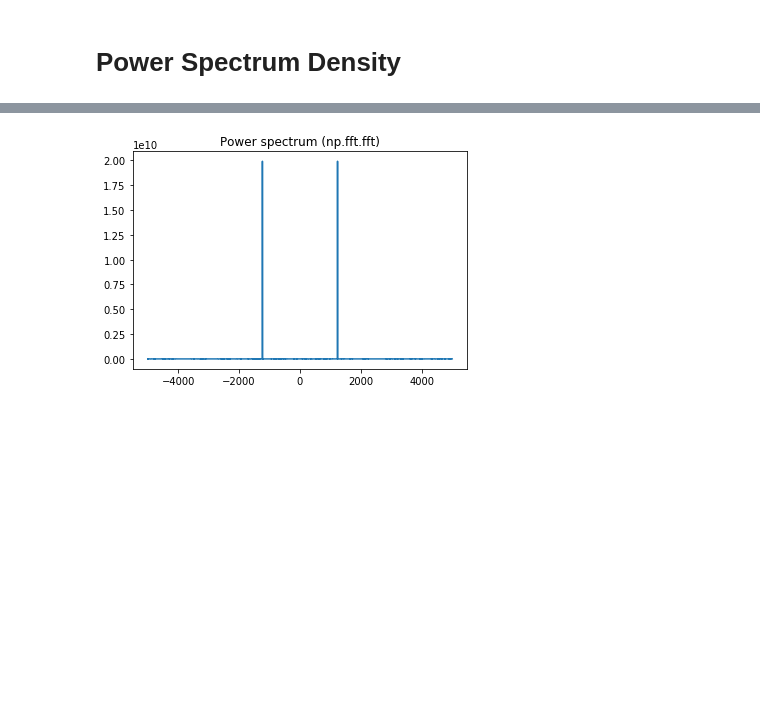
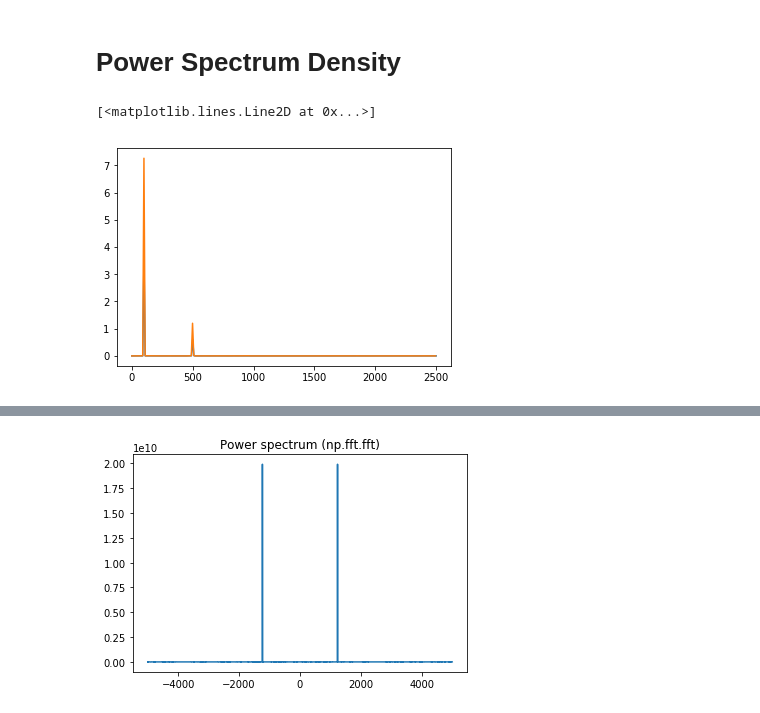
Before and after one commit to carlosuxyz/test, a Jupyter notebook: python/test psd.ipynb, the cells around one changed output, grey strips where cells are left out. Saved outputs shown, nothing was run; the diff lists cells and outputs as text; code cells hidden in the pictures; blank space fills up the shorter version.

```diff
--- a/python/test psd.ipynb
+++ b/python/test psd.ipynb
@@ -26,2 +27,15 @@ plt.plot(xn)
 # %% [markdown]
 # Power Spectrum Density
+# %%
+tf_xn = np.fft.fft(xn,nfft)
+
+# calculate by definition
+Pxx0 = abs(tf_xn)**2/(nfft*fs)
+
+f, Pxx_p = signal.periodogram(xn, fs)
+
+plt.plot(fn[0:round((len(xn)+1)/2)],Pxx0[0:round((len(xn)+1)/2)])
+plt.plot(f,Pxx_p)
+# %% [output]
+[<matplotlib.lines.Line2D at 0x...>]
+[figure, added]
```
Also changed, not shown: parts of 2 cells of this notebook.
